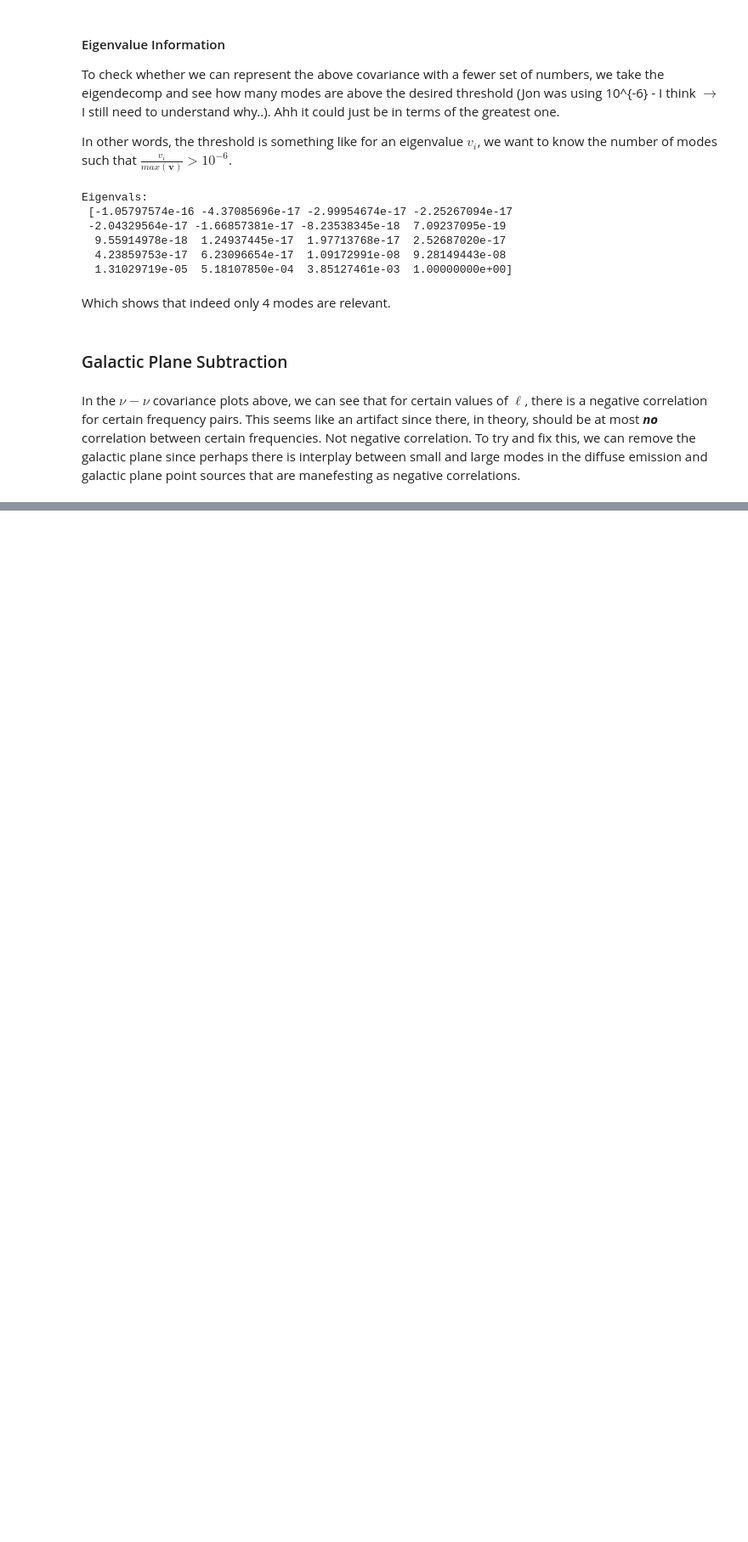
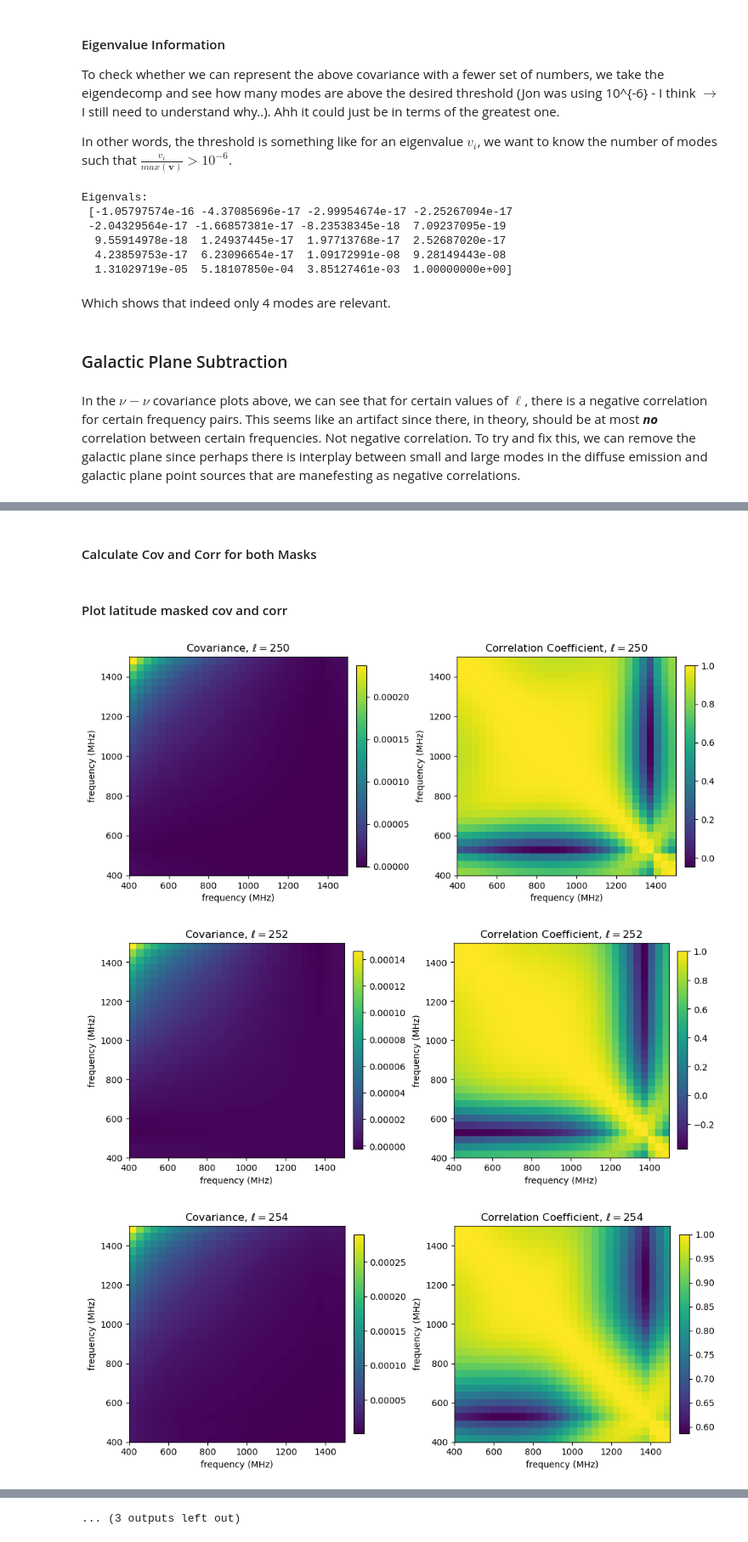
Before and after one commit to mikejafs/thesis-project-rough-work, a Jupyter notebook: bandpass/gsm_diffuse_cov.ipynb, the cells around one changed output, grey strips where cells are left out. Shown at 85% size. Cells and saved outputs as stored; diff of their text form; code cells hidden in the pictures; blank space fills up the shorter version.

```diff
--- a/bandpass/gsm_diffuse_cov.ipynb
+++ b/bandpass/gsm_diffuse_cov.ipynb
@@ -252,0 +294,14 @@ In the $\nu - \nu$ covariance plots above, we can see that for certain values of
+# %% [markdown]
+#### Calculate Cov and Corr for both Masks
+# %%
+lm_cov, lm_corr = compute_cov_corr_mat(freqs=freqs, sky_maps=sky_maps_lat_masked)
+tm_cov, tm_corr = compute_cov_corr_mat(freqs=freqs, sky_maps=sky_maps_thresh_masked)
+# %% [markdown]
+#### Plot latitude masked cov and corr
+# %%
+for l in np.linspace(250, 280, 15):
+    plot_cov_corr(lm_cov, lm_corr, freqs, int(l), return_eigs=False)
+# %% [output]
+[figure, added]
+[figure, added]
+[figure, added]
@@ -252,0 +317 @@ In the $\nu - \nu$ covariance plots above, we can see that for certain values of
+... (3 outputs left out)
```
Also changed, not shown: parts of 6 cells of this notebook, 1 other file.
